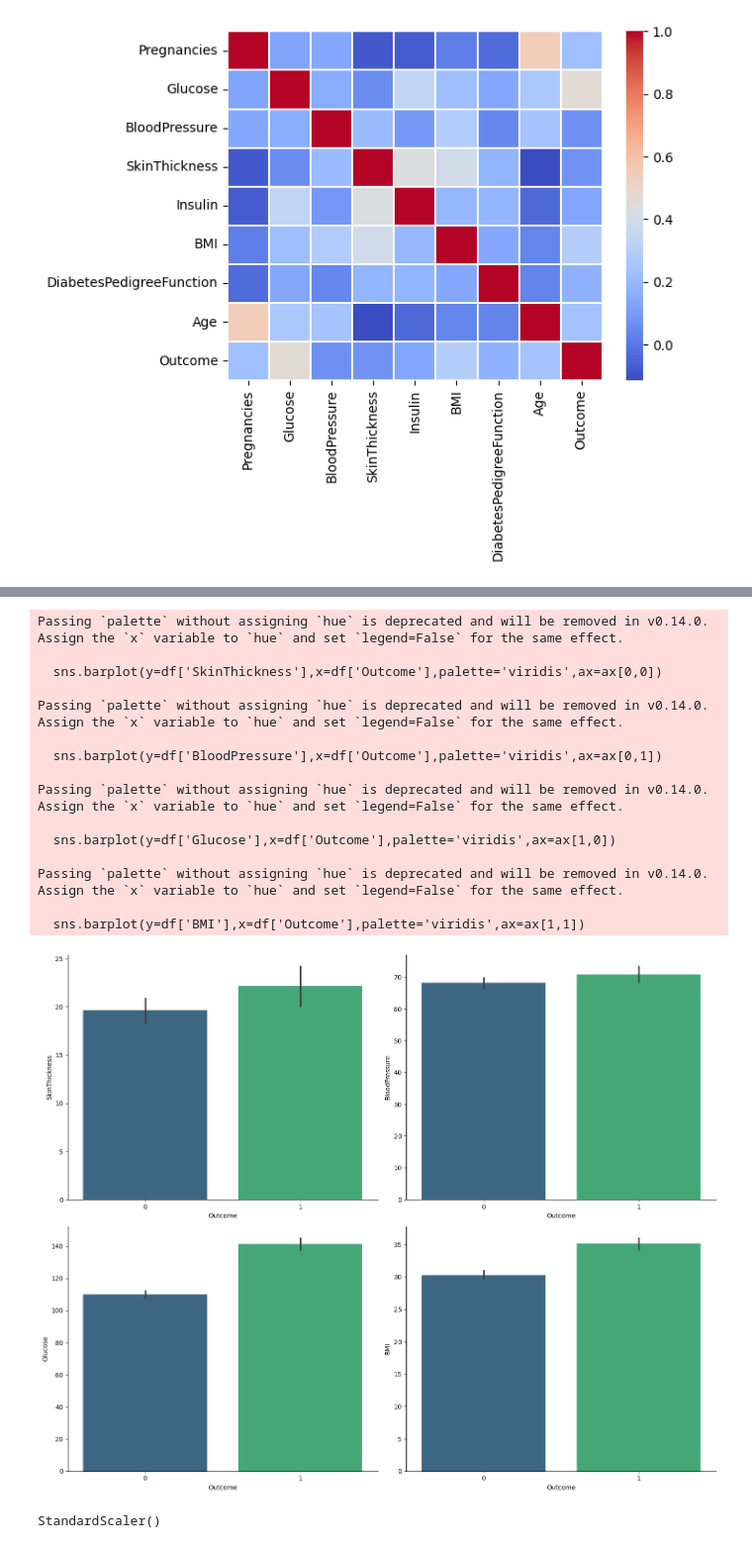
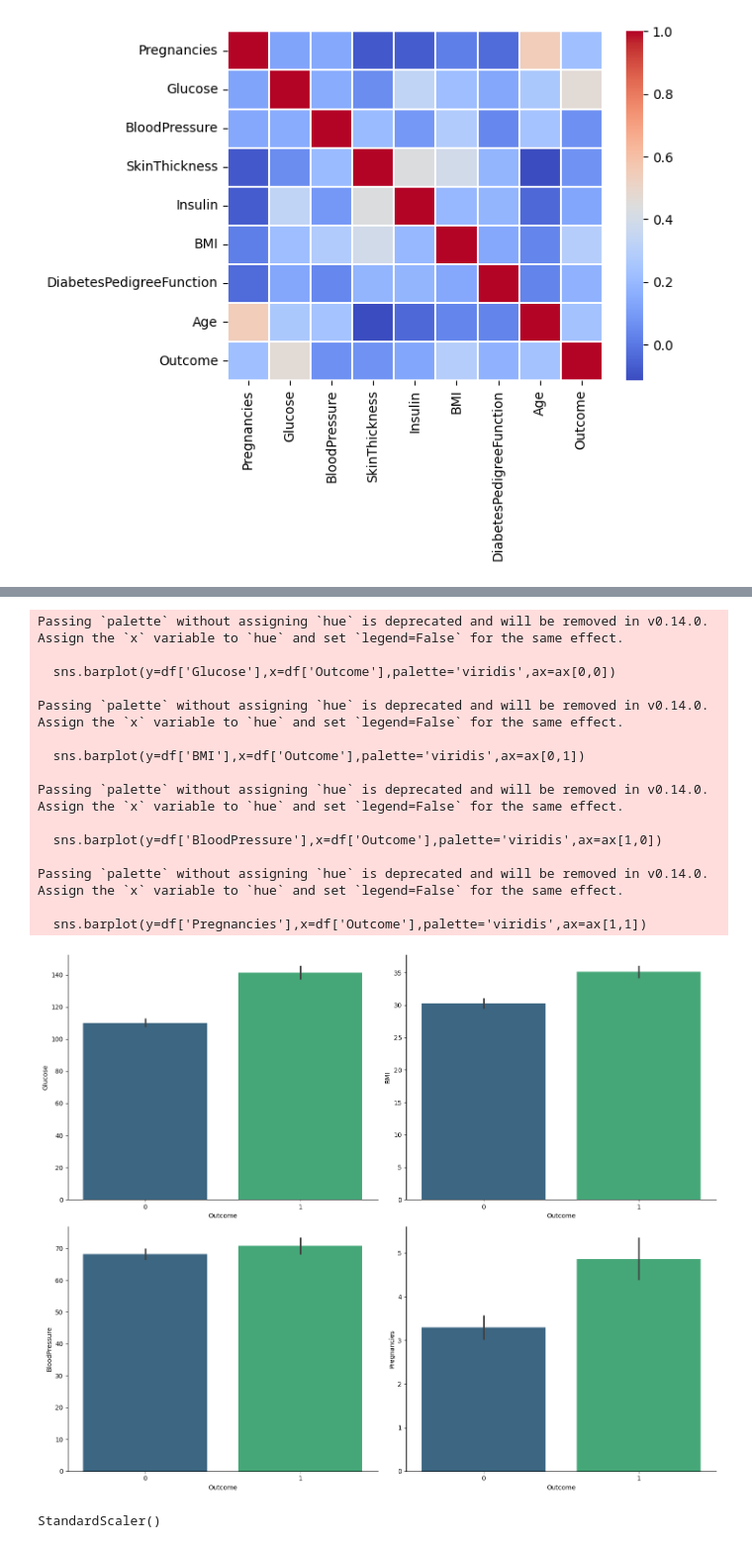
Before and after one commit to agambhardwaj04/alt_project, a Jupyter notebook: Models/diabetes.ipynb, the cells around one changed output, grey strips where cells are left out. Shown at 99% size. Drawn from its saved outputs; the diff is of its cells as text; code cells hidden in the pictures.

```diff
--- a/Models/diabetes.ipynb
+++ b/Models/diabetes.ipynb
@@ -71,30 +71,30 @@ df.corr()
 | Outcome | 0.221898 | 0.466581 | 0.065068 | 0.074752 | 0.130548 | 0.292695 | 0.173844 | 0.238356 | ... |
 # %%
 fig, ax = plt.subplots(2,2,figsize=(15,12))
-sns.barplot(y=df['SkinThickness'],x=df['Outcome'],palette='viridis',ax=ax[0,0])
-sns.barplot(y=df['BloodPressure'],x=df['Outcome'],palette='viridis',ax=ax[0,1])
-sns.barplot(y=df['Glucose'],x=df['Outcome'],palette='viridis',ax=ax[1,0])
-sns.barplot(y=df['BMI'],x=df['Outcome'],palette='viridis',ax=ax[1,1])
+sns.barplot(y=df['Glucose'],x=df['Outcome'],palette='viridis',ax=ax[0,0])
+sns.barplot(y=df['BMI'],x=df['Outcome'],palette='viridis',ax=ax[0,1])
+sns.barplot(y=df['BloodPressure'],x=df['Outcome'],palette='viridis',ax=ax[1,0])
+sns.barplot(y=df['Pregnancies'],x=df['Outcome'],palette='viridis',ax=ax[1,1])
 sns.despine()
 plt.tight_layout()
 plt.show()
 # %% [output]
 Passing `palette` without assigning `hue` is deprecated and will be removed in v0.14.0. Assign the `x` variable to `hue` and set `legend=False` for the same effect.
 
-  sns.barplot(y=df['SkinThickness'],x=df['Outcome'],palette='viridis',ax=ax[0,0])
+  sns.barplot(y=df['Glucose'],x=df['Outcome'],palette='viridis',ax=ax[0,0])
 
 Passing `palette` without assigning `hue` is deprecated and will be removed in v0.14.0. Assign the `x` variable to `hue` and set `legend=False` for the same effect.
 
-  sns.barplot(y=df['BloodPressure'],x=df['Outcome'],palette='viridis',ax=ax[0,1])
+  sns.barplot(y=df['BMI'],x=df['Outcome'],palette='viridis',ax=ax[0,1])
 
 Passing `palette` without assigning `hue` is deprecated and will be removed in v0.14.0. Assign the `x` variable to `hue` and set `legend=False` for the same effect.
 
-  sns.barplot(y=df['Glucose'],x=df['Outcome'],palette='viridis',ax=ax[1,0])
+  sns.barplot(y=df['BloodPressure'],x=df['Outcome'],palette='viridis',ax=ax[1,0])
 
 Passing `palette` without assigning `hue` is deprecated and will be removed in v0.14.0. Assign the `x` variable to `hue` and set `legend=False` for the same effect.
 
-  sns.barplot(y=df['BMI'],x=df['Outcome'],palette='viridis',ax=ax[1,1])
+  sns.barplot(y=df['Pregnancies'],x=df['Outcome'],palette='viridis',ax=ax[1,1])
-[figure, old version]
+[figure, new version]
 # %%
 scaler = StandardScaler()
 # %%
```
Also changed, not shown: parts of 1 cell of this notebook, 14 other files.
